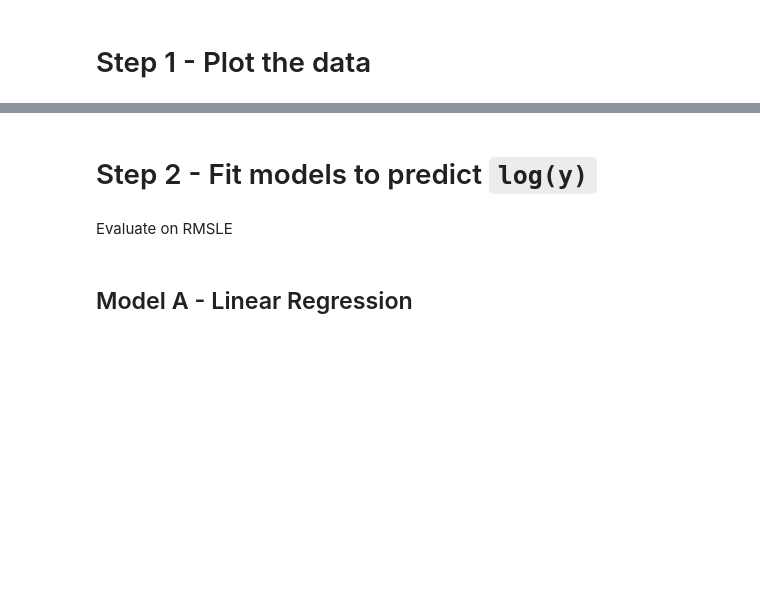
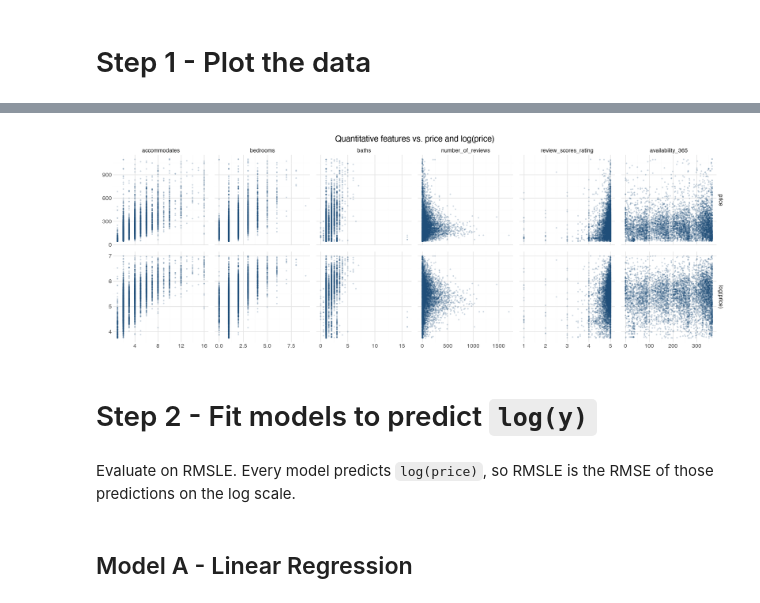
Before and after one commit to shermstats/transformation-bias-demo, a Jupyter notebook: analysis-files/1-FitModels.ipynb, the cells around one changed output, grey strips where cells are left out. Drawn from its saved outputs; the diff is of its cells as text; code cells hidden in the pictures; blank space fills up the shorter version.

```diff
--- a/analysis-files/1-FitModels.ipynb
+++ b/analysis-files/1-FitModels.ipynb
@@ -60,6 +224,30 @@ TODO Plot each quantitative feature in X against y and log_y in a scatterplot ma
+# %%
+QUANT_FEATURES = ['accommodates', 'bedrooms', 'baths', 'number_of_reviews', 'review_scores_rating', 'availability_365']
+
+scatter_df = (
+    listings_df
+    .assign(**{'log(price)': lambda d: np.log(d['price'])})
+    .melt(id_vars=['price', 'log(price)'], value_vars=QUANT_FEATURES,
+          var_name='feature', value_name='feature_value')
+    .melt(id_vars=['feature', 'feature_value'], var_name='target', value_name='target_value')
+    .dropna(subset=['feature_value'])
+)
+scatter_df['feature'] = pd.Categorical(scatter_df['feature'], categories=QUANT_FEATURES)
+scatter_df['target'] = pd.Categorical(scatter_df['target'], categories=['price', 'log(price)'])
+
+(
+    ggplot(scatter_df, aes('feature_value', 'target_value'))
+    + geom_point(alpha=0.15, size=0.4, color='#1f4e79')
+    + facet_grid('target ~ feature', scales='free')
+    + labs(title='Quantitative features vs. price and log(price)', x='', y='')
+    + theme_minimal()
+    + theme(figure_size=(14, 5))
+)
+# %% [output]
+[figure, added]
 # %% [markdown]
 # Step 2 - Fit models to predict `log(y)`
-# %% [markdown]
-Evaluate on RMSLE
+# %% [markdown]
+Evaluate on RMSLE. Every model predicts `log(price)`, so RMSLE is the RMSE of those predictions on the log scale.
 # %% [markdown]
 ## Model A - Linear Regression
```
Also changed, not shown: parts of 57 cells of this notebook, 3 other files.
